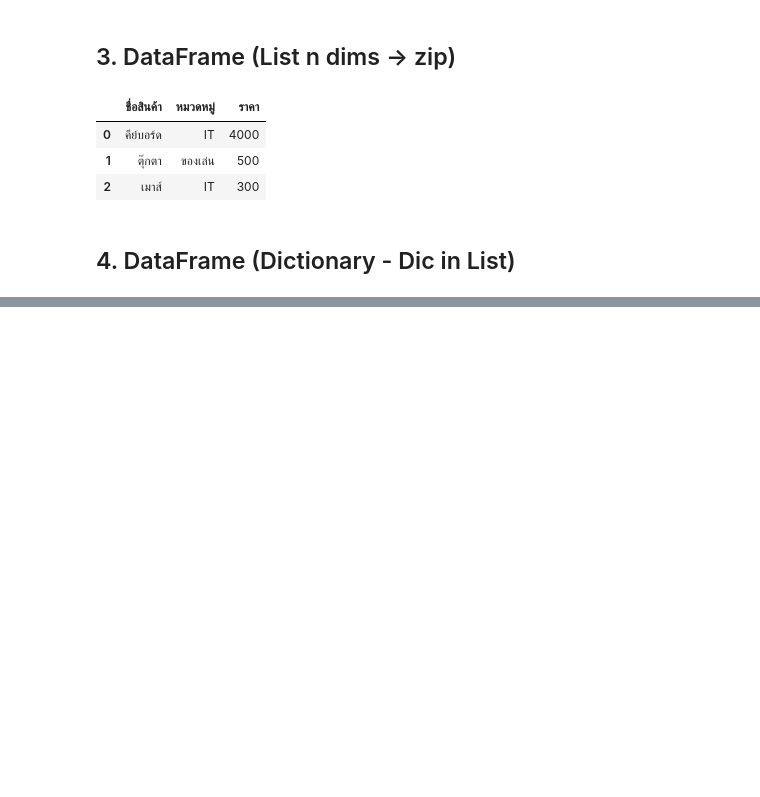
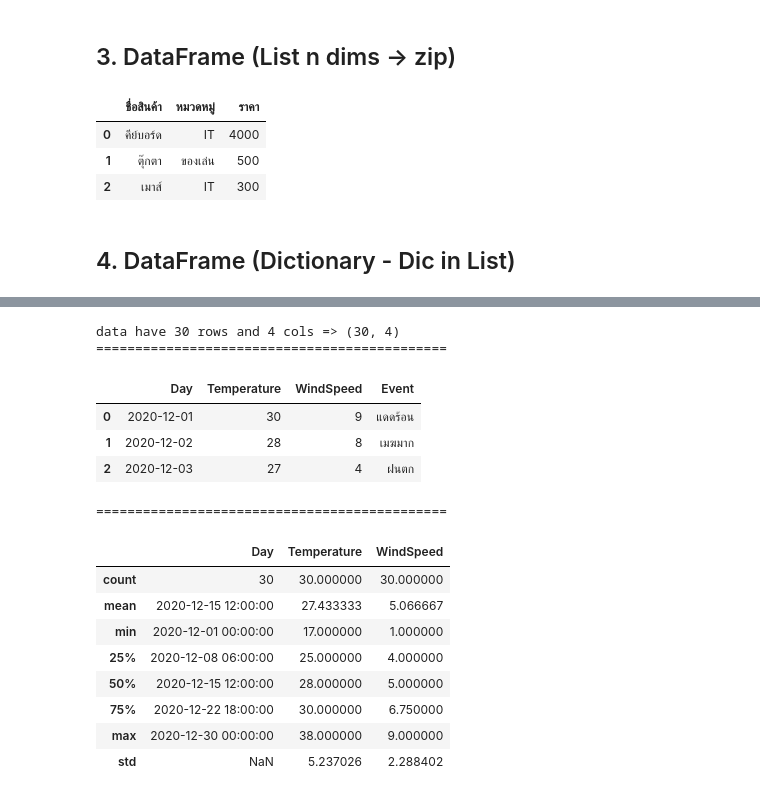
Before and after one commit to SutripatNew/Z01.-Python, a Jupyter notebook: 01_DataScience/pandas.ipynb, the cells around one changed output, grey strips where cells are left out. Saved outputs shown, nothing was run; the diff lists cells and outputs as text; code cells hidden in the pictures; blank space fills up the shorter version.

```diff
--- a/01_DataScience/pandas.ipynb
+++ b/01_DataScience/pandas.ipynb
@@ -180,0 +353,26 @@ display(df)
+# %%
+import pandas as pd
+
+df = pd.read_excel(r'ExportFile\dataupdate.xlsx','weather')
+print(f"data have {df.shape[0]} rows and {df.shape[1]} cols => {df.shape}")
+print("=============================================")
+display(df.head(3))
+print("=============================================")
+display(df.describe())
+# %% [output]
+data have 30 rows and 4 cols => (30, 4)
+=============================================
+|  | Day | Temperature | WindSpeed | Event |
+| 0 | 2020-12-01 | 30 | 9 | แดดร้อน |
+| 1 | 2020-12-02 | 28 | 8 | เมฆมาก |
+| 2 | 2020-12-03 | 27 | 4 | ฝนตก |
+=============================================
+|  | Day | Temperature | WindSpeed |
+| count | 30 | 30.000000 | 30.000000 |
+| mean | 2020-12-15 12:00:00 | 27.433333 | 5.066667 |
+| min | 2020-12-01 00:00:00 | 17.000000 | 1.000000 |
+| 25% | 2020-12-08 06:00:00 | 25.000000 | 4.000000 |
+| 50% | 2020-12-15 12:00:00 | 28.000000 | 5.000000 |
+| 75% | 2020-12-22 18:00:00 | 30.000000 | 6.750000 |
+| max | 2020-12-30 00:00:00 | 38.000000 | 9.000000 |
+| std | NaN | 5.237026 | 2.288402 |
```
Also changed, not shown: parts of 34 cells of this notebook, 3 other files.
